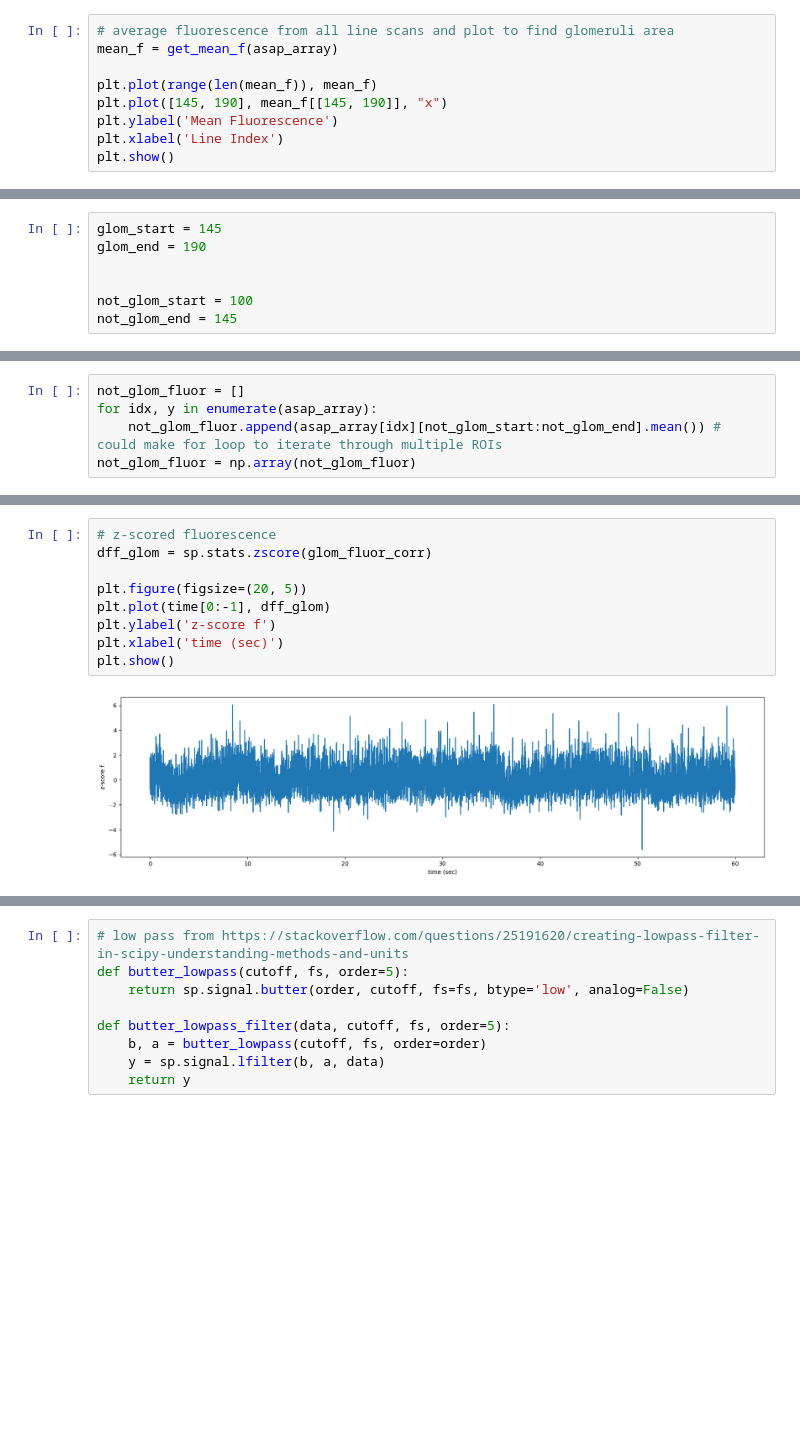
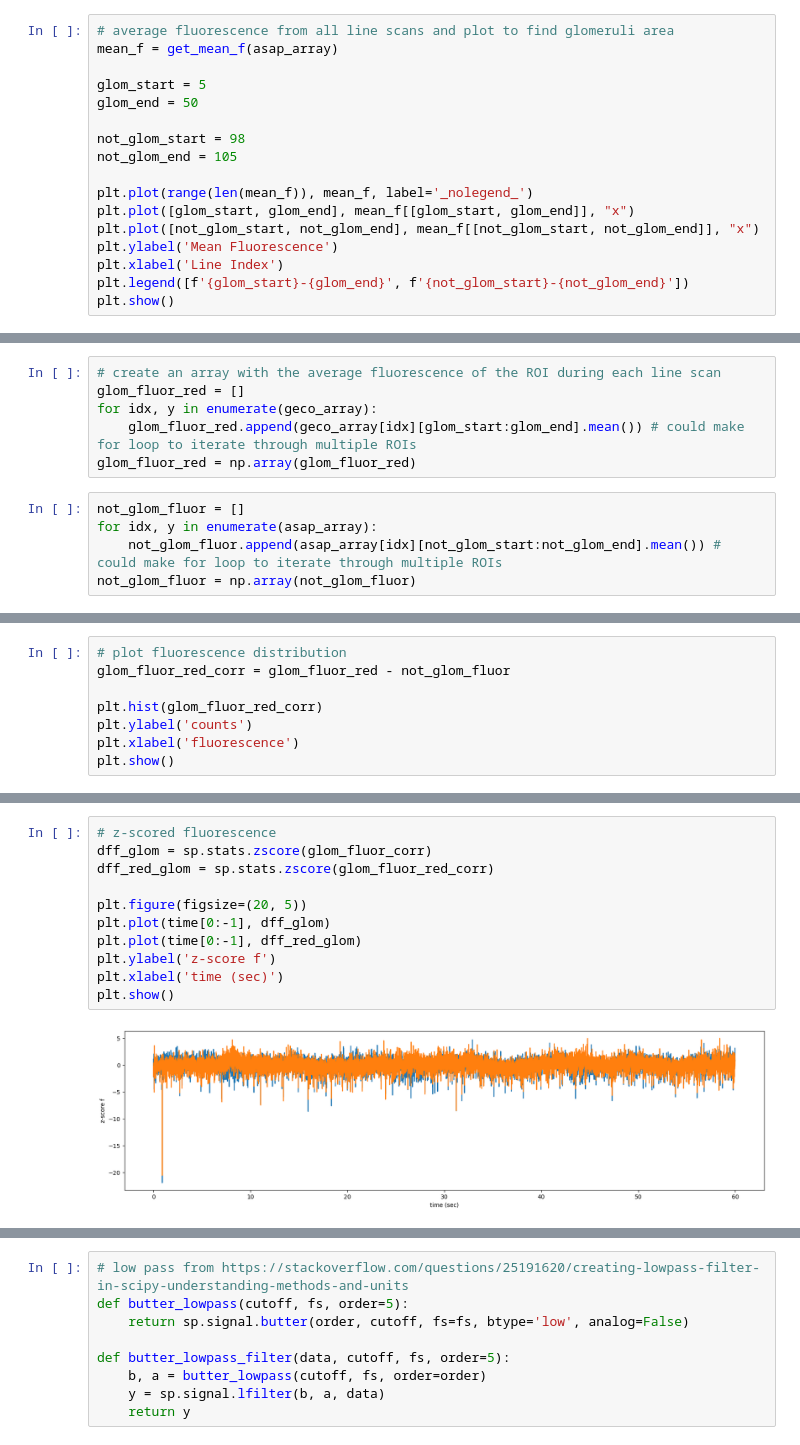
Before and after one commit to yfisher-lab/SessionTools, a Jupyter notebook: Notebooks/ring_linescan.ipynb, the cells around one changed output, grey strips where cells are left out. Drawn from its saved outputs; the diff is of its cells as text; blank space fills up the shorter version.

Commit message:
update bruker_metadata and debugging ring linescan notebook
bruker_metadata -add compatibility for linescans that use the 512 px window and don't have a pixelsPerLine for each frame

```diff
--- a/Notebooks/ring_linescan.ipynb
+++ b/Notebooks/ring_linescan.ipynb
@@ -43,9 +91,17 @@ asap_array = tiff_data['Ch2']
 # average fluorescence from all line scans and plot to find glomeruli area
 mean_f = get_mean_f(asap_array)
 
-plt.plot(range(len(mean_f)), mean_f)
-plt.plot([145, 190], mean_f[[145, 190]], "x")
+glom_start = 5
+glom_end = 50
+
+not_glom_start = 98
+not_glom_end = 105
+
+plt.plot(range(len(mean_f)), mean_f, label='_nolegend_')
+plt.plot([glom_start, glom_end], mean_f[[glom_start, glom_end]], "x")
+plt.plot([not_glom_start, not_glom_end], mean_f[[not_glom_start, not_glom_end]], "x")
 plt.ylabel('Mean Fluorescence')
 plt.xlabel('Line Index')
+plt.legend([f'{glom_start}-{glom_end}', f'{not_glom_start}-{not_glom_end}'])
 plt.show()
 # %% [output]
@@ -53,16 +109,15 @@ plt.show()
-# %%
-glom_start = 145
-glom_end = 190
-
-
-not_glom_start = 100
-not_glom_end = 145
 # %%
 # create an array with the average fluorescence of the ROI during each line scan
 glom_fluor = []
 for idx, y in enumerate(asap_array):
     glom_fluor.append(asap_array[idx][glom_start:glom_end].mean()) # could make for loop to iterate through multiple ROIs
 glom_fluor = np.array(glom_fluor)
+# %%
+# create an array with the average fluorescence of the ROI during each line scan
+glom_fluor_red = []
+for idx, y in enumerate(geco_array):
+    glom_fluor_red.append(geco_array[idx][glom_start:glom_end].mean()) # could make for loop to iterate through multiple ROIs
+glom_fluor_red = np.array(glom_fluor_red)
 # %%
 not_glom_fluor = []
 for idx, y in enumerate(asap_array):
@@ -103,0 +157,8 @@ plt.show()
+# %%
+# plot fluorescence distribution
+glom_fluor_red_corr = glom_fluor_red - not_glom_fluor
+
+plt.hist(glom_fluor_red_corr)
+plt.ylabel('counts')
+plt.xlabel('fluorescence')
+plt.show()
@@ -104,11 +167,13 @@ plt.show()
 # %%
 # z-scored fluorescence
 dff_glom = sp.stats.zscore(glom_fluor_corr)
+dff_red_glom = sp.stats.zscore(glom_fluor_red_corr)
 
 plt.figure(figsize=(20, 5))
 plt.plot(time[0:-1], dff_glom)
+plt.plot(time[0:-1], dff_red_glom)
 plt.ylabel('z-score f')
 plt.xlabel('time (sec)')
 plt.show()
 # %% [output]
-[figure, old version]
+[figure, new version]
```
Also changed, not shown: parts of 24 cells of this notebook, 1 other file.
